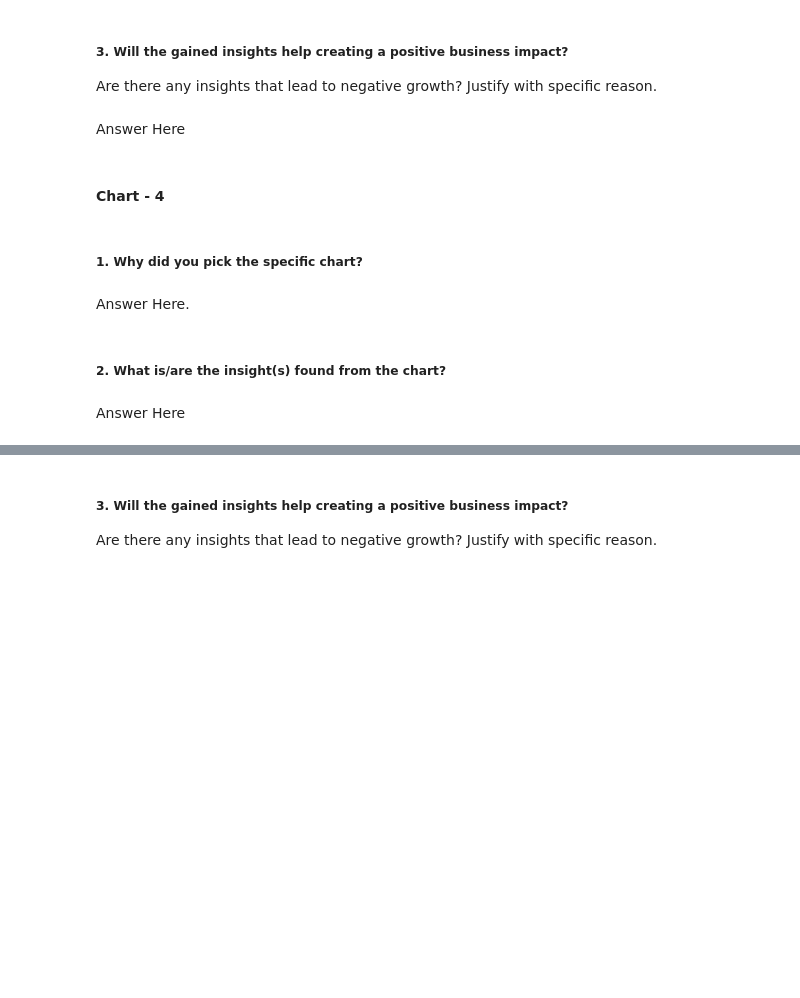
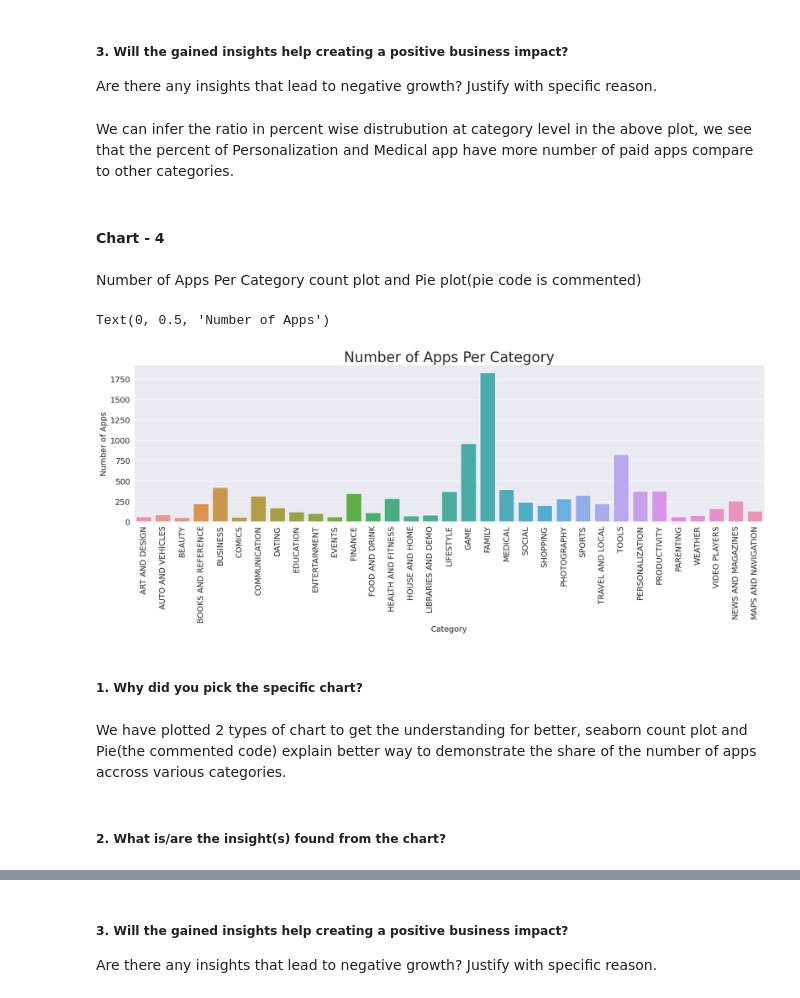
Before and after one commit to nurujjaman19999/Playstore-EDA, a Jupyter notebook: Play_Store_App_Review_Analysis_EDA_Nuruj_Jaman.ipynb, the cells around one changed output, grey strips where cells are left out. Cells and saved outputs as stored; diff of their text form; code cells hidden in the pictures; blank space fills up the shorter version.

```diff
--- a/Play_Store_App_Review_Analysis_EDA_Nuruj_Jaman.ipynb
+++ b/Play_Store_App_Review_Analysis_EDA_Nuruj_Jaman.ipynb
@@ -395,7 +603,7 @@ Answer Here
 # %% [markdown]
 ##### 3. Will the gained insights help creating a positive business impact?
 Are there any insights that lead to negative growth? Justify with specific reason.
-# %% [markdown]
-Answer Here
+# %% [markdown]
+We can infer the ratio in percent wise distrubution at category level in the above plot, we see that the percent of Personalization and Medical app have more number of paid apps compare to other categories.
 # %% [markdown]
 #### Chart - 4
@@ -404,8 +610,32 @@ Answer Here
+# %% [markdown]
+Number of Apps Per Category count plot and Pie plot(pie code is commented)
+# %%
+# Chart - 4 visualization code
+# Get the number of apps for each category using Count Plot
+
+sns.set_style('darkgrid')
+plt.figure(figsize=(20, 5))
+
+sns.countplot(x='Category', data=df)
+
+plt.title('Number of Apps Per Category', fontsize = 25)
+plt.xticks(rotation=90)
+plt.ylabel('Number of Apps')
+
+
+# ###Percentage of apps belonging to each category in the playstore using Pie plot
+# plt.figure(figsize=(5,5))
+
+# plt.pie(df.Category.value_counts(), labels=df.Category.value_counts().index, autopct='%1.2f%%')
+# my_circle = plt.Circle( (0,0), 0.050, color='white')
+
+# plt.title('% of apps share in each Category', fontsize = 25)
+# %% [output]
+Text(0, 0.5, 'Number of Apps')
+[figure, added]
 # %% [markdown]
 ##### 1. Why did you pick the specific chart?
-# %% [markdown]
-Answer Here.
+# %% [markdown]
+We have plotted 2 types of chart to get the understanding for better, seaborn count plot and Pie(the commented code) explain better way to demonstrate the share of the number of apps accross various categories.
 # %% [markdown]
 ##### 2. What is/are the insight(s) found from the chart?
-# %% [markdown]
-Answer Here
```
Also changed, not shown: parts of 141 cells of this notebook.
